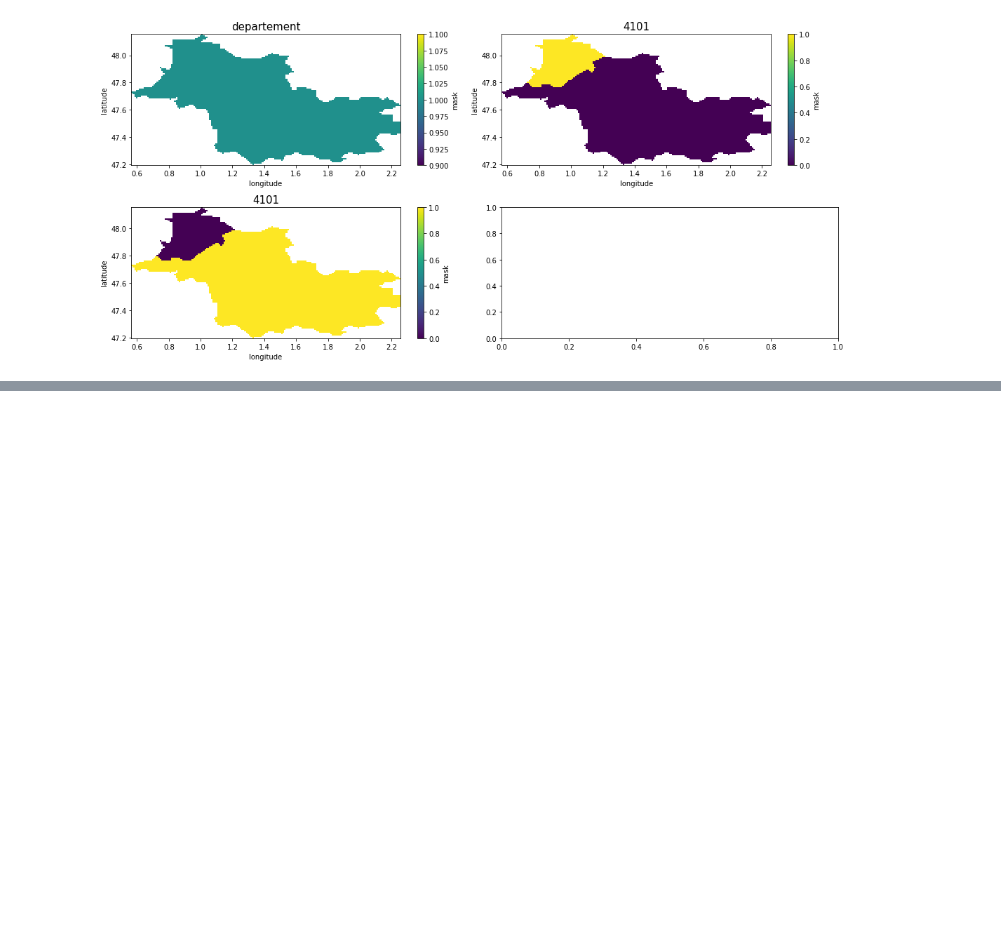
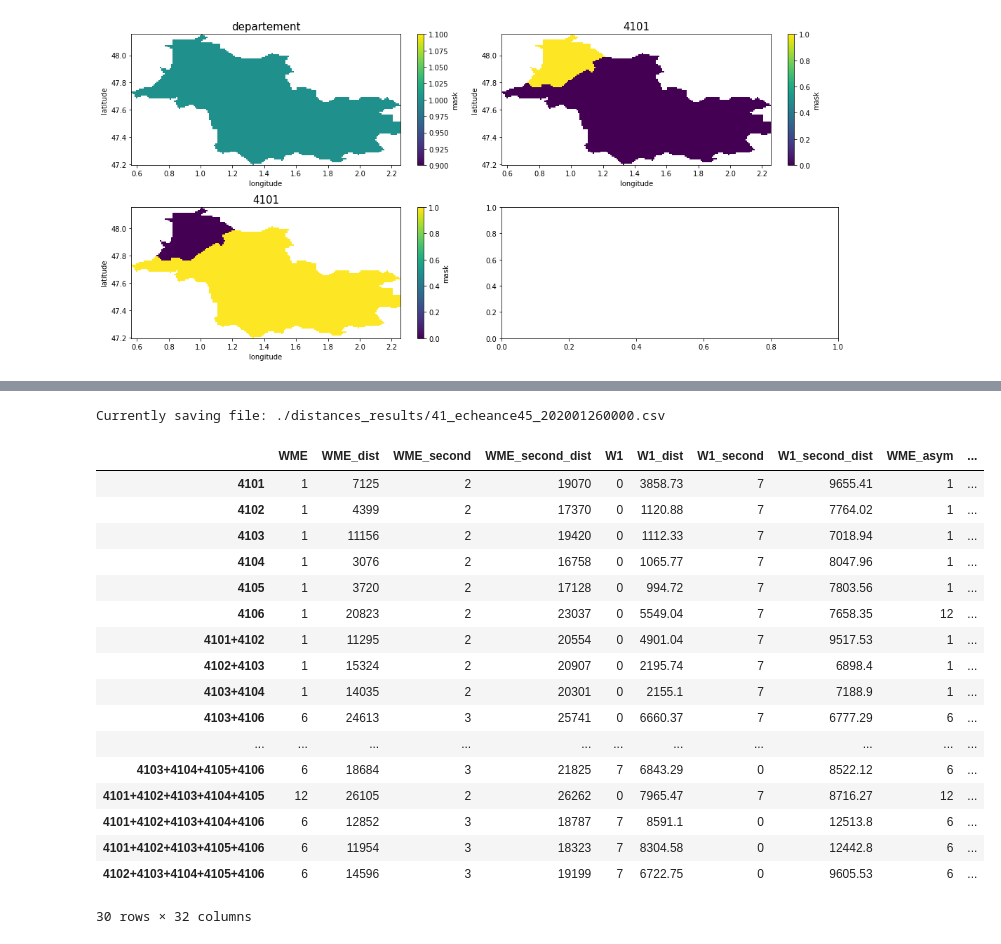
Before and after one commit to GabsRSA/stageemi, a Jupyter notebook: stageemi/notebook_gabriel/Best_zone_per_echeance.ipynb, the cells around one changed output, grey strips where cells are left out. Saved outputs shown, nothing was run; the diff lists cells and outputs as text; code cells hidden in the pictures; blank space fills up the shorter version.

```diff
--- a/stageemi/notebook_gabriel/Best_zone_per_echeance.ipynb
+++ b/stageemi/notebook_gabriel/Best_zone_per_echeance.ipynb
@@ -276,3 +312,26 @@ print("--- %s seconds ---" % (time.time() - start_time))
 # %%
 res_path="./distances_results/"
-#save_df(df_dist,res_path,zone_dpt,time_str,echeance)
+save_df(df_dist,res_path,zone_dpt,time_str,echeance)
+# %% [output]
+Currently saving file: ./distances_results/41_echeance45_202001260000.csv
+# %%
+df_dist
+# %% [output]
+|  | WME | WME_dist | WME_second | WME_second_dist | W1 | W1_dist | W1_second | W1_second_dist | WME_asym | ... |
+| 4101 | 1 | 7125 | 2 | 19070 | 0 | 3858.73 | 7 | 9655.41 | 1 | ... |
+| 4102 | 1 | 4399 | 2 | 17370 | 0 | 1120.88 | 7 | 7764.02 | 1 | ... |
+| 4103 | 1 | 11156 | 2 | 19420 | 0 | 1112.33 | 7 | 7018.94 | 1 | ... |
+| 4104 | 1 | 3076 | 2 | 16758 | 0 | 1065.77 | 7 | 8047.96 | 1 | ... |
+| 4105 | 1 | 3720 | 2 | 17128 | 0 | 994.72 | 7 | 7803.56 | 1 | ... |
+| 4106 | 1 | 20823 | 2 | 23037 | 0 | 5549.04 | 7 | 7658.35 | 12 | ... |
+| 4101+4102 | 1 | 11295 | 2 | 20554 | 0 | 4901.04 | 7 | 9517.53 | 1 | ... |
+| 4102+4103 | 1 | 15324 | 2 | 20907 | 0 | 2195.74 | 7 | 6898.4 | 1 | ... |
+| 4103+4104 | 1 | 14035 | 2 | 20301 | 0 | 2155.1 | 7 | 7188.9 | 1 | ... |
+| 4103+4106 | 6 | 24613 | 3 | 25741 | 0 | 6660.37 | 7 | 6777.29 | 6 | ... |
+| ... | ... | ... | ... | ... | ... | ... | ... | ... | ... | ... |
+| 4103+4104+4105+4106 | 6 | 18684 | 3 | 21825 | 7 | 6843.29 | 0 | 8522.12 | 6 | ... |
+| 4101+4102+4103+4104+4105 | 12 | 26105 | 2 | 26262 | 0 | 7965.47 | 7 | 8716.27 | 12 | ... |
+| 4101+4102+4103+4104+4106 | 6 | 12852 | 3 | 18787 | 7 | 8591.1 | 0 | 12513.8 | 6 | ... |
+| 4101+4102+4103+4105+4106 | 6 | 11954 | 3 | 18323 | 7 | 8304.58 | 0 | 12442.8 | 6 | ... |
+| 4102+4103+4104+4105+4106 | 6 | 14596 | 3 | 19199 | 7 | 6722.75 | 0 | 9605.53 | 6 | ... |
+30 rows × 32 columns
```
Also changed, not shown: parts of 3 cells of this notebook, 6 other files.
